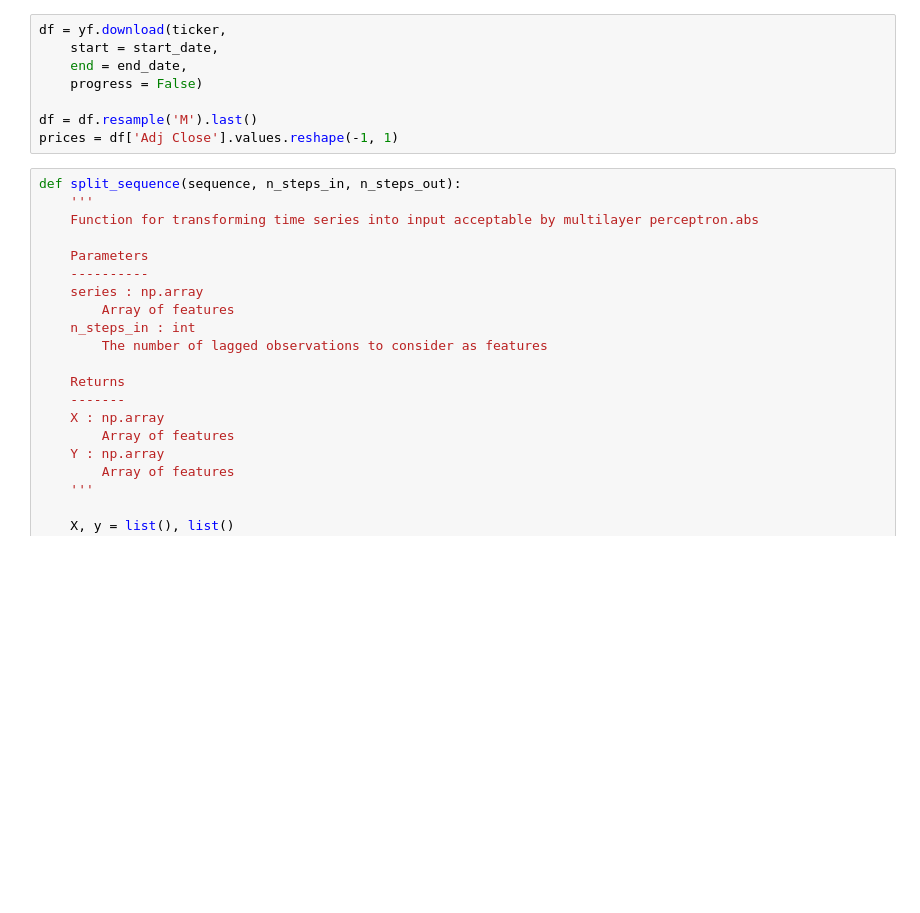
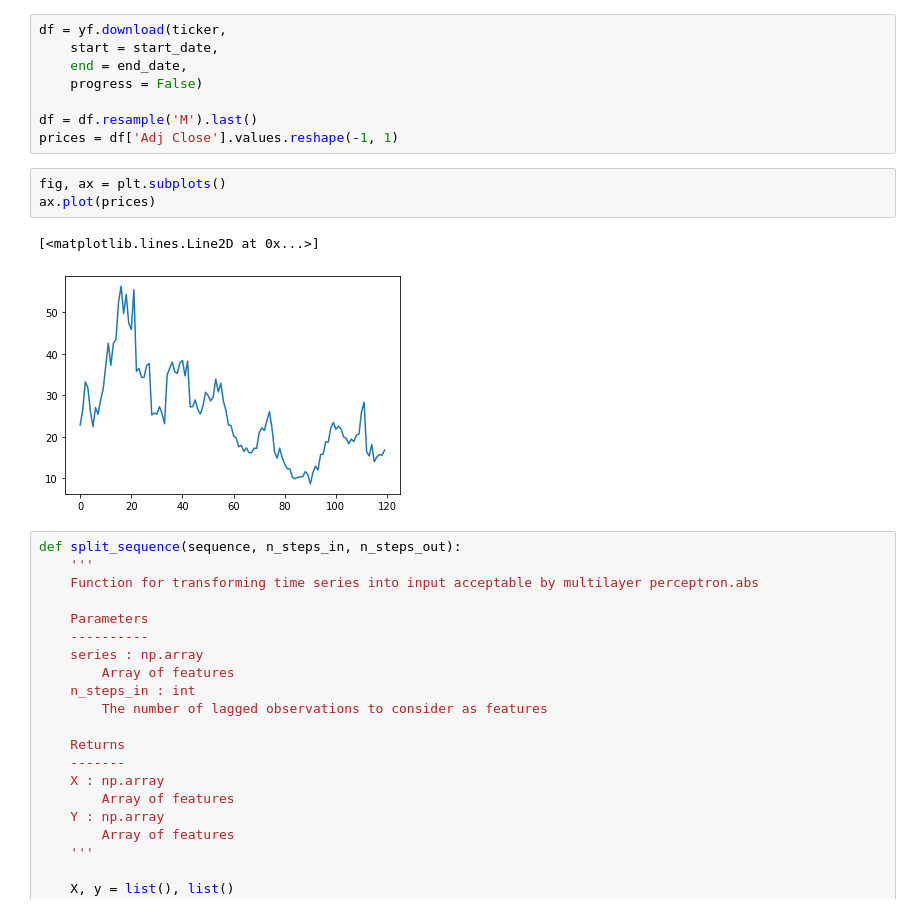
Before and after one commit to osiaaan/forecasting, a Jupyter notebook: priceForecasting_LSTM.ipynb, the cells around one changed output. Cells and saved outputs as stored; diff of their text form; blank space fills up the shorter version.

```diff
--- a/priceForecasting_LSTM.ipynb
+++ b/priceForecasting_LSTM.ipynb
@@ -36,6 +37,12 @@ df = yf.download(ticker,
 
 df = df.resample('M').last()
 prices = df['Adj Close'].values.reshape(-1, 1)
+# %%
+fig, ax = plt.subplots()
+ax.plot(prices)
+# %% [output]
+[<matplotlib.lines.Line2D at 0x...>]
+[figure, added]
 # %%
 def split_sequence(sequence, n_steps_in, n_steps_out):
     '''
```
Also changed, not shown: parts of 17 cells of this notebook, 2 other files.
